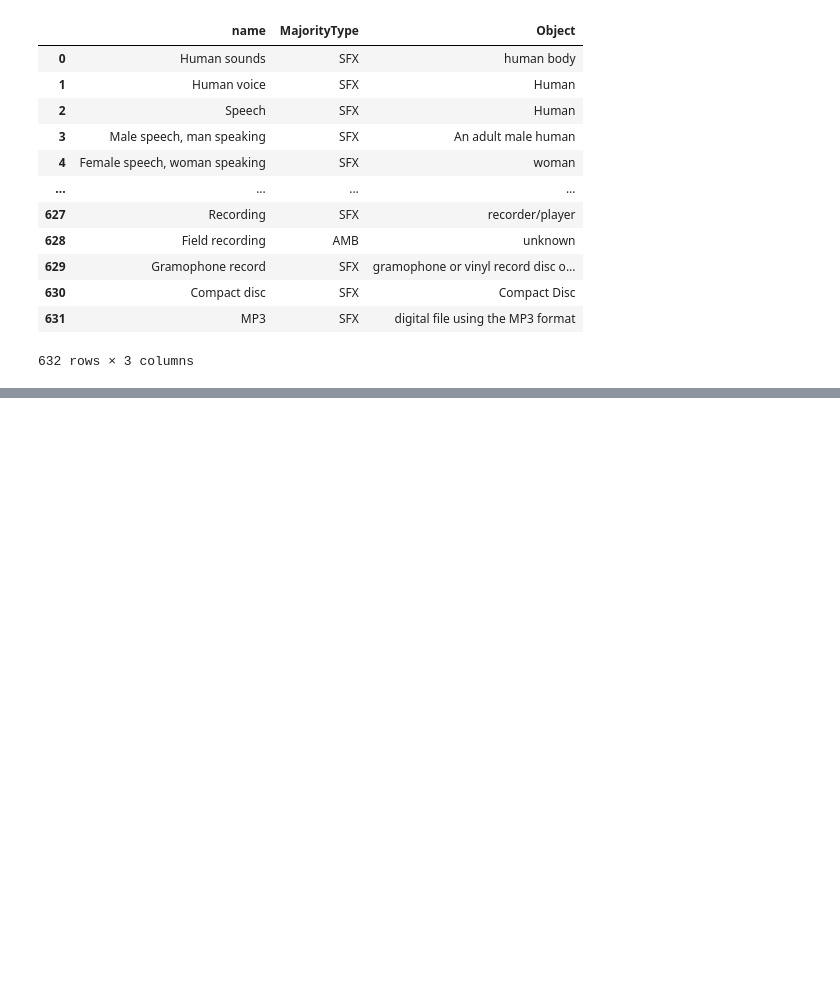
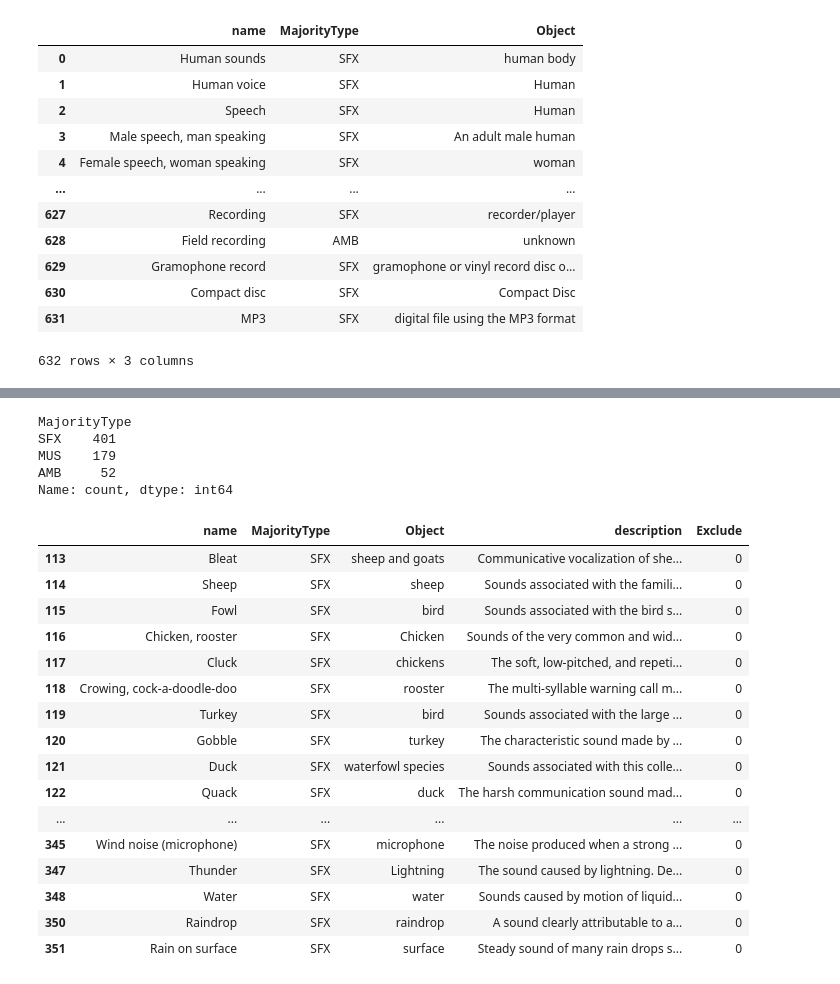
Before and after one commit to giorgiodemarchi/Visually-Indicated-Sounds, a Jupyter notebook: GPTLabelsAugmentation.ipynb, the cells around one changed output, grey strips where cells are left out. Cells and saved outputs as stored; diff of their text form; code cells hidden in the pictures; blank space fills up the shorter version.

Commit message:
Dataset curation

```diff
--- a/GPTLabelsAugmentation.ipynb
+++ b/GPTLabelsAugmentation.ipynb
@@ -167,0 +189,71 @@ df.to_csv('data/augmented_labels.csv')
+# %%
+# Speaking categories are of no interest for our purpose - we'll remove it
+df['Exclude'] = 0
+for row in df.iterrows():
+    index, series = row
+    if 'speaking' in series['name'] or 'speech' in series['name'].lower() or 'human voice' in series['name'].lower() :
+        df.loc[df['name']==series['name'], 'Exclude'] = 1
+
+for row in df.iterrows():
+    index, series = row
+    if series['MajorityType'] == 'SFX':
+        if series['Object'].lower() in ['guitar', 'ukulele', 'piano', 'organ', 'drum', 'maracas', 'keyboard'] or 'instrument' in series['Object'].lower() or 'drum' in series['Object'].lower() or 'piano' in series['Object'].lower() or 'organ' in series['Object'].lower():
+            df.loc[df['name']==series['name'], 'MajorityType'] = 'MUS'
+        if 'trumpet' in series['Object'].lower() or 'violin' in series['Object'].lower() or 'saxophone' in series['Object'].lower() or 'cello' in series['Object'].lower() or 'guitars' in series['Object'].lower():
+            df.loc[df['name']==series['name'], 'MajorityType'] = 'MUS'
+        if 'flute' in series['Object'].lower() or 'clarinet' in series['Object'].lower():
+            df.loc[df['name']==series['name'], 'MajorityType'] = 'MUS'
+
+    if 'music' in series['name'].lower() or 'music' in series['description'].lower() :
+        df.loc[df['name']==series['name'], 'MajorityType'] = 'MUS'
+# %%
+## Manual curation
+df.loc[df['name']=='Child speech, kid speaking', 'Object'] = 'Child'
+df.loc[df['name']=='Fart', 'Object'] = 'human'
+
+df.loc[df['name']=='Canidae, dogs, wolves', 'Object'] = 'Animal'
+df.loc[df['name']=='Scissors', 'Object'] = 'Scissors'
+df.loc[df['name']=='Typing', 'Object'] = 'Keyboard'
+df.loc[df['name']=='Shuffling cards', 'Object'] = 'cards'
+df.loc[df['name']=='Sound effect', 'Object'] = 'NaN'
+
+df.loc[df['name']=='Gull, seagull', 'MajorityType'] = 'SFX'
+df.loc[df['name']=='Gull, seagull', 'Object'] = 'bird'
+
+df.loc[df['name']=='Owl', 'MajorityType'] = 'SFX'
+df.loc[df['name']=='Owl', 'Object'] = 'bird'
+
+df.loc[df['name']=='Insect', 'MajorityType'] = 'SFX'
+df.loc[df['name']=='Insect', 'Object'] = 'insect'
+
+
+
+df.loc[df['Object']=='computer or other machine', 'Object'] = 'Computer'
+# %%
+df['MajorityType'].value_counts()
+# %% [output]
+MajorityType
+SFX    401
+MUS    179
+AMB     52
+Name: count, dtype: int64
+# %%
+df[df['MajorityType']=='SFX'].iloc[100:160]
+# %% [output]
+|  | name | MajorityType | Object | description | Exclude |
+| 113 | Bleat | SFX | sheep and goats | Communicative vocalization of she... | 0 |
+| 114 | Sheep | SFX | sheep | Sounds associated with the famili... | 0 |
+| 115 | Fowl | SFX | bird | Sounds associated with the bird s... | 0 |
+| 116 | Chicken, rooster | SFX | Chicken | Sounds of the very common and wid... | 0 |
+| 117 | Cluck | SFX | chickens | The soft, low-pitched, and repeti... | 0 |
+| 118 | Crowing, cock-a-doodle-doo | SFX | rooster | The multi-syllable warning call m... | 0 |
+| 119 | Turkey | SFX | bird | Sounds associated with the large ... | 0 |
+| 120 | Gobble | SFX | turkey | The characteristic sound made by ... | 0 |
+| 121 | Duck | SFX | waterfowl species | Sounds associated with this colle... | 0 |
+| 122 | Quack | SFX | duck | The harsh communication sound mad... | 0 |
+| ... | ... | ... | ... | ... | ... |
+| 345 | Wind noise (microphone) | SFX | microphone | The noise produced when a strong ... | 0 |
+| 347 | Thunder | SFX | Lightning | The sound caused by lightning. De... | 0 |
+| 348 | Water | SFX | water | Sounds caused by motion of liquid... | 0 |
+| 350 | Raindrop | SFX | raindrop | A sound clearly attributable to a... | 0 |
+| 351 | Rain on surface | SFX | surface | Steady sound of many rain drops s... | 0 |
```
Also changed, not shown: parts of 5 cells of this notebook.
